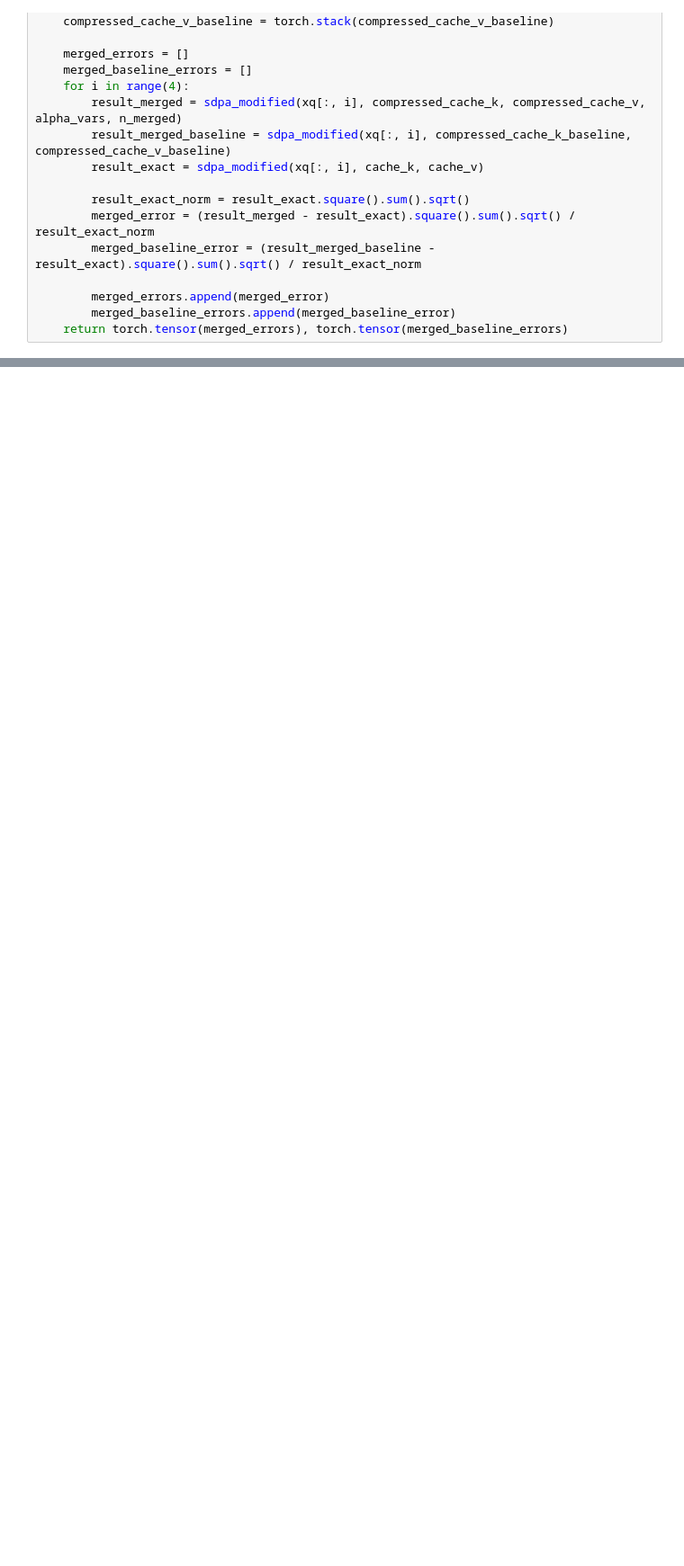
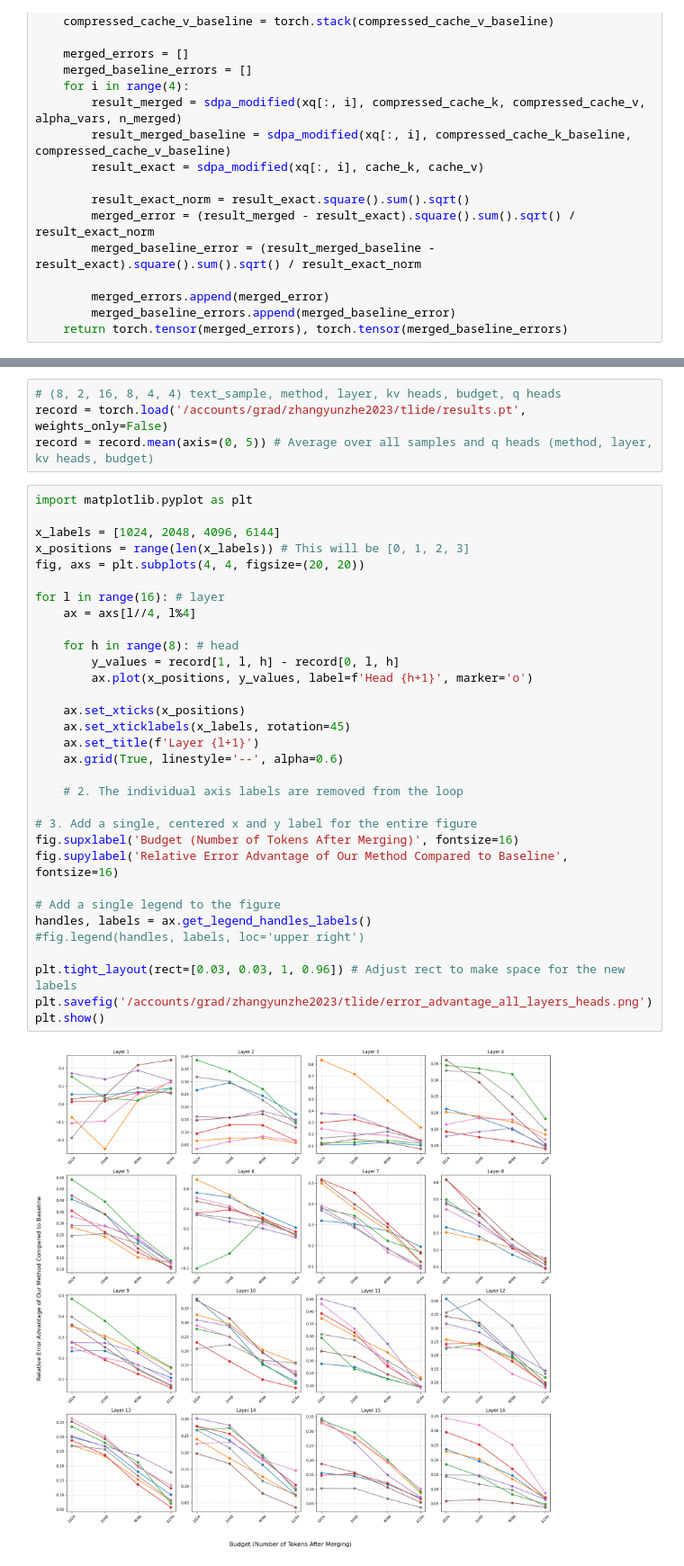
Before and after one commit to xsgxlz/tlide-interview-memo, a Jupyter notebook: main.ipynb, the cells around one changed output, grey strips where cells are left out. Shown at 90% size. Cells and saved outputs as stored; diff of their text form; blank space fills up the shorter version.

```diff
--- a/main.ipynb
+++ b/main.ipynb
@@ -209,0 +205,38 @@ sns.heatmap(pairwise_l_norm(x.square().sum(dim=1).sqrt().unsqueeze((-1))).detach
+# %%
+# (8, 2, 16, 8, 4, 4) text_sample, method, layer, kv heads, budget, q heads
+record = torch.load('/accounts/grad/zhangyunzhe2023/tlide/results.pt', weights_only=False)
+record = record.mean(axis=(0, 5)) # Average over all samples and q heads (method, layer, kv heads, budget)
+# %%
+import matplotlib.pyplot as plt
+
+x_labels = [1024, 2048, 4096, 6144]
+x_positions = range(len(x_labels)) # This will be [0, 1, 2, 3]
+fig, axs = plt.subplots(4, 4, figsize=(20, 20))
+
+for l in range(16): # layer
+    ax = axs[l//4, l%4]
+
+    for h in range(8): # head
+        y_values = record[1, l, h] - record[0, l, h]
+        ax.plot(x_positions, y_values, label=f'Head {h+1}', marker='o')
+
+    ax.set_xticks(x_positions)
+    ax.set_xticklabels(x_labels, rotation=45)
+    ax.set_title(f'Layer {l+1}')
+    ax.grid(True, linestyle='--', alpha=0.6)
+
+    # 2. The individual axis labels are removed from the loop
+
+# 3. Add a single, centered x and y label for the entire figure
+fig.supxlabel('Budget (Number of Tokens After Merging)', fontsize=16)
+fig.supylabel('Relative Error Advantage of Our Method Compared to Baseline', fontsize=16)
+
+# Add a single legend to the figure
+handles, labels = ax.get_legend_handles_labels()
+#fig.legend(handles, labels, loc='upper right')
+
+plt.tight_layout(rect=[0.03, 0.03, 1, 0.96]) # Adjust rect to make space for the new labels
+plt.savefig('/accounts/grad/zhangyunzhe2023/tlide/error_advantage_all_layers_heads.png')
+plt.show()
+# %% [output]
+[figure, added]
```
Also changed, not shown: parts of 15 cells of this notebook, 5 other files.
